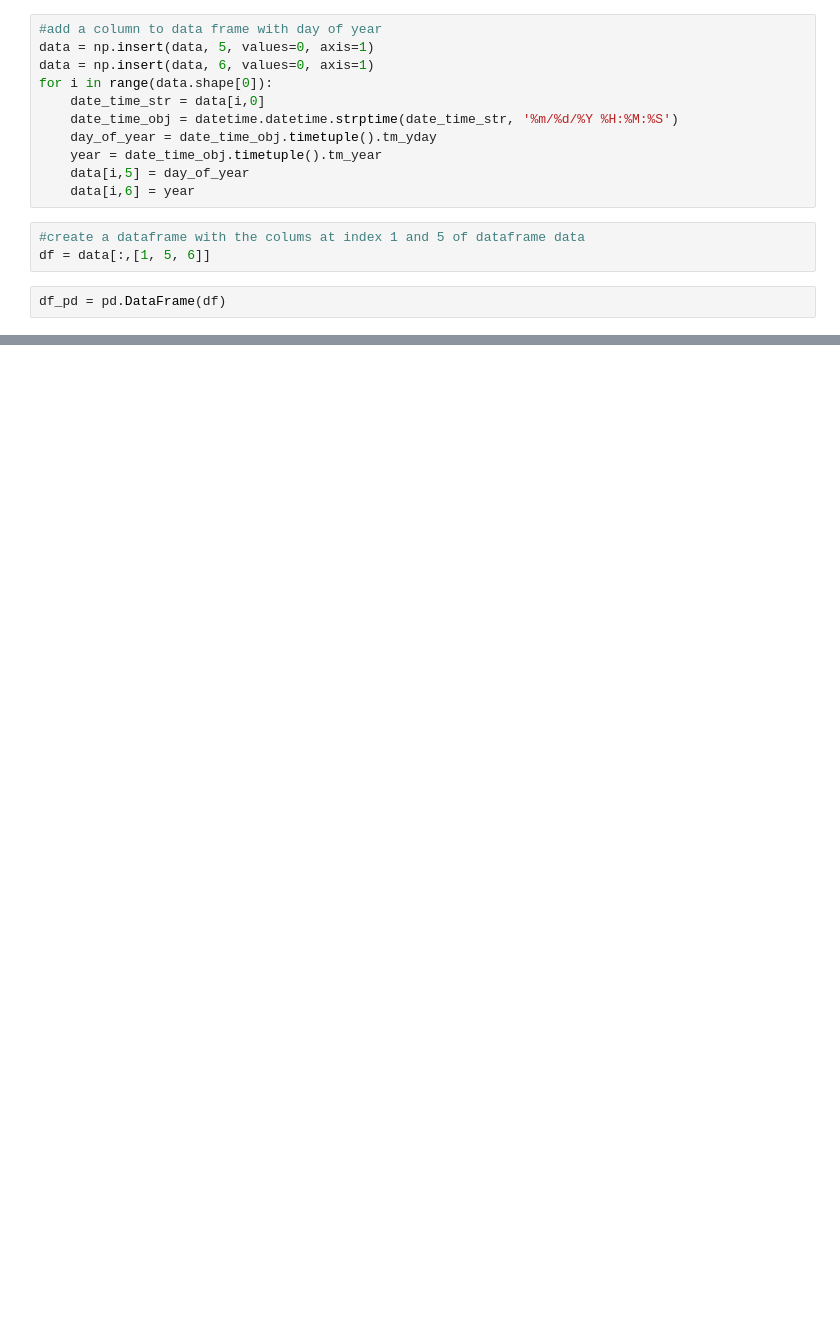
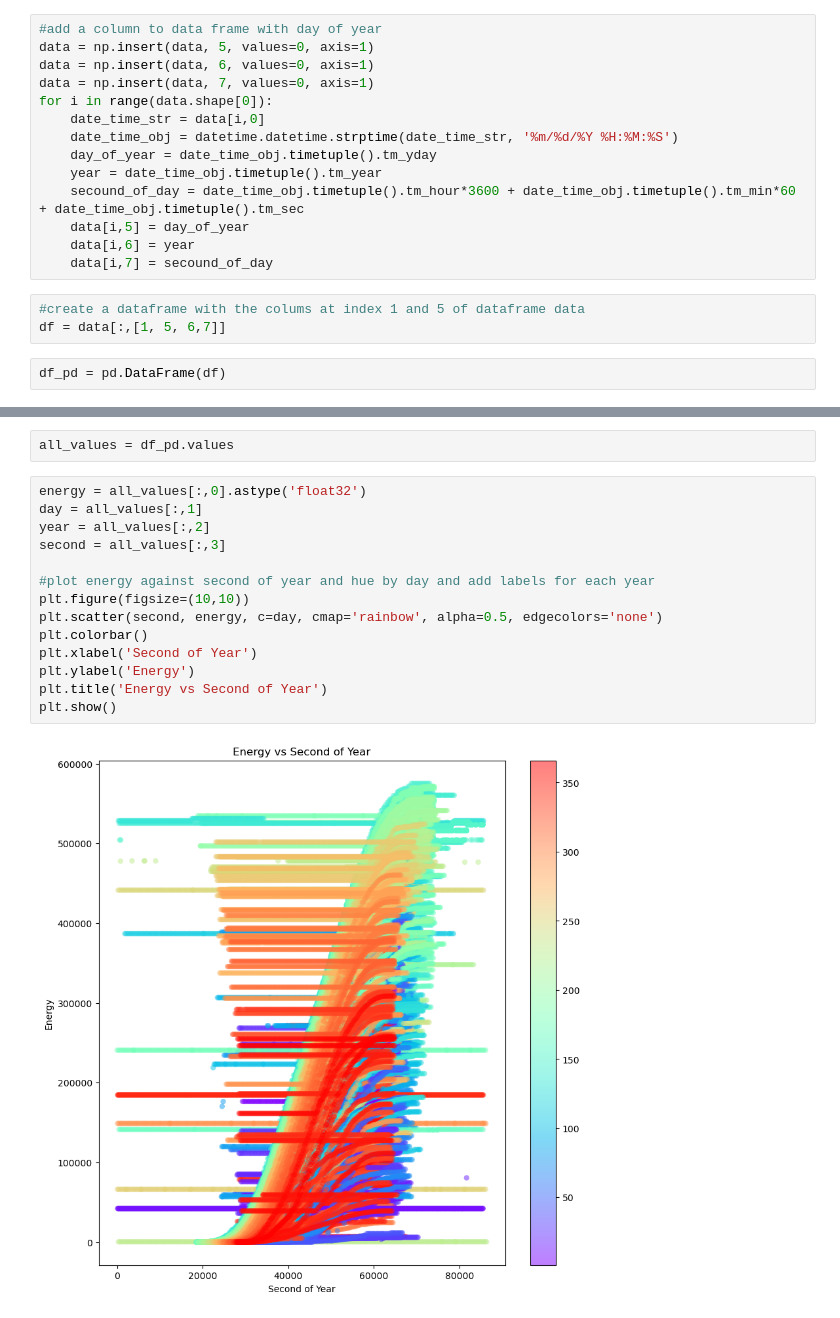
Before and after one commit to shehrozeee/SolarPridictor, a Jupyter notebook: EnergyPredictor.ipynb, the cells around one changed output, grey strips where cells are left out. Saved outputs shown, nothing was run; the diff lists cells and outputs as text; blank space fills up the shorter version.

```diff
--- a/EnergyPredictor.ipynb
+++ b/EnergyPredictor.ipynb
@@ -23,15 +22,18 @@ print(day_of_year)
 #add a column to data frame with day of year
 data = np.insert(data, 5, values=0, axis=1)
 data = np.insert(data, 6, values=0, axis=1)
+data = np.insert(data, 7, values=0, axis=1)
 for i in range(data.shape[0]):
     date_time_str = data[i,0]
     date_time_obj = datetime.datetime.strptime(date_time_str, '%m/%d/%Y %H:%M:%S')
     day_of_year = date_time_obj.timetuple().tm_yday
     year = date_time_obj.timetuple().tm_year
+    secound_of_day = date_time_obj.timetuple().tm_hour*3600 + date_time_obj.timetuple().tm_min*60 + date_time_obj.timetuple().tm_sec
     data[i,5] = day_of_year
     data[i,6] = year
+    data[i,7] = secound_of_day
 # %%
 #create a dataframe with the colums at index 1 and 5 of dataframe data
-df = data[:,[1, 5, 6]]
+df = data[:,[1, 5, 6,7]]
 # %%
 df_pd = pd.DataFrame(df)
@@ -53,0 +40,18 @@ plt.show()
+# %%
+all_values = df_pd.values
+# %%
+energy = all_values[:,0].astype('float32')
+day = all_values[:,1]
+year = all_values[:,2]
+second = all_values[:,3]
+
+#plot energy against second of year and hue by day and add labels for each year
+plt.figure(figsize=(10,10))
+plt.scatter(second, energy, c=day, cmap='rainbow', alpha=0.5, edgecolors='none')
+plt.colorbar()
+plt.xlabel('Second of Year')
+plt.ylabel('Energy')
+plt.title('Energy vs Second of Year')
+plt.show()
+# %% [output]
+[figure, added]
```
Also changed, not shown: parts of 10 cells of this notebook.
